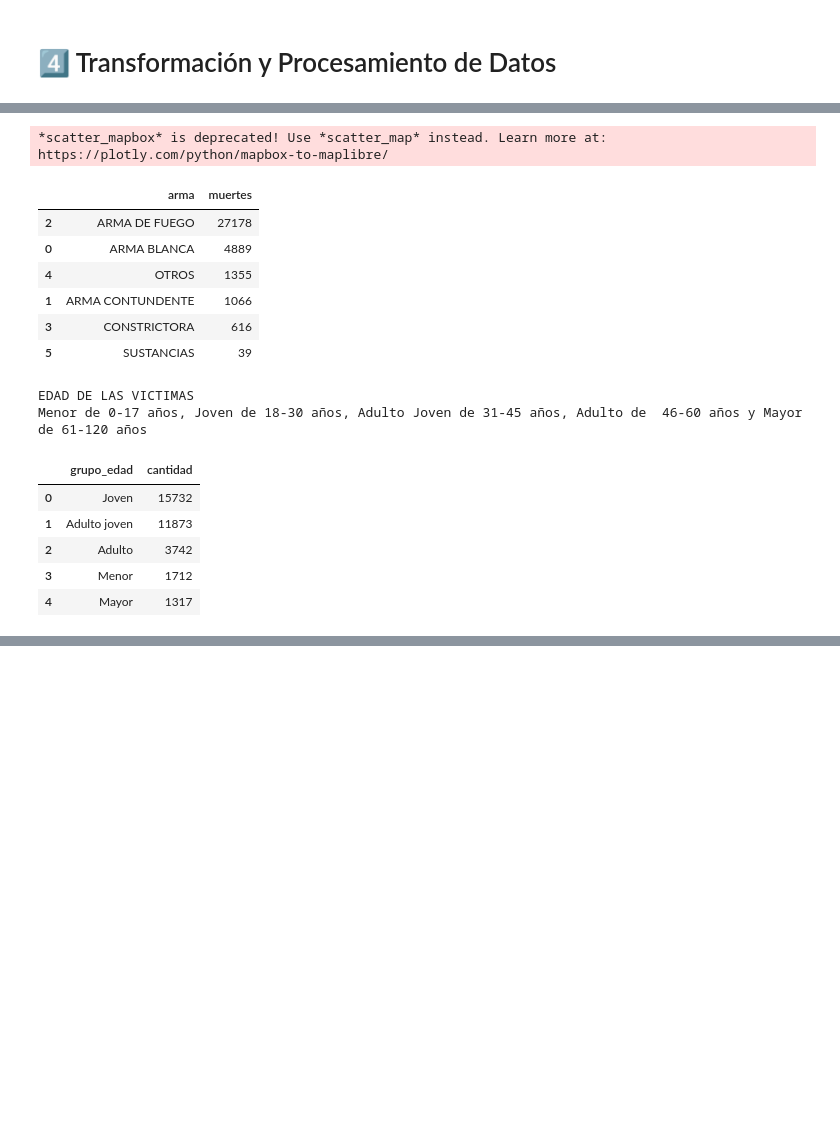
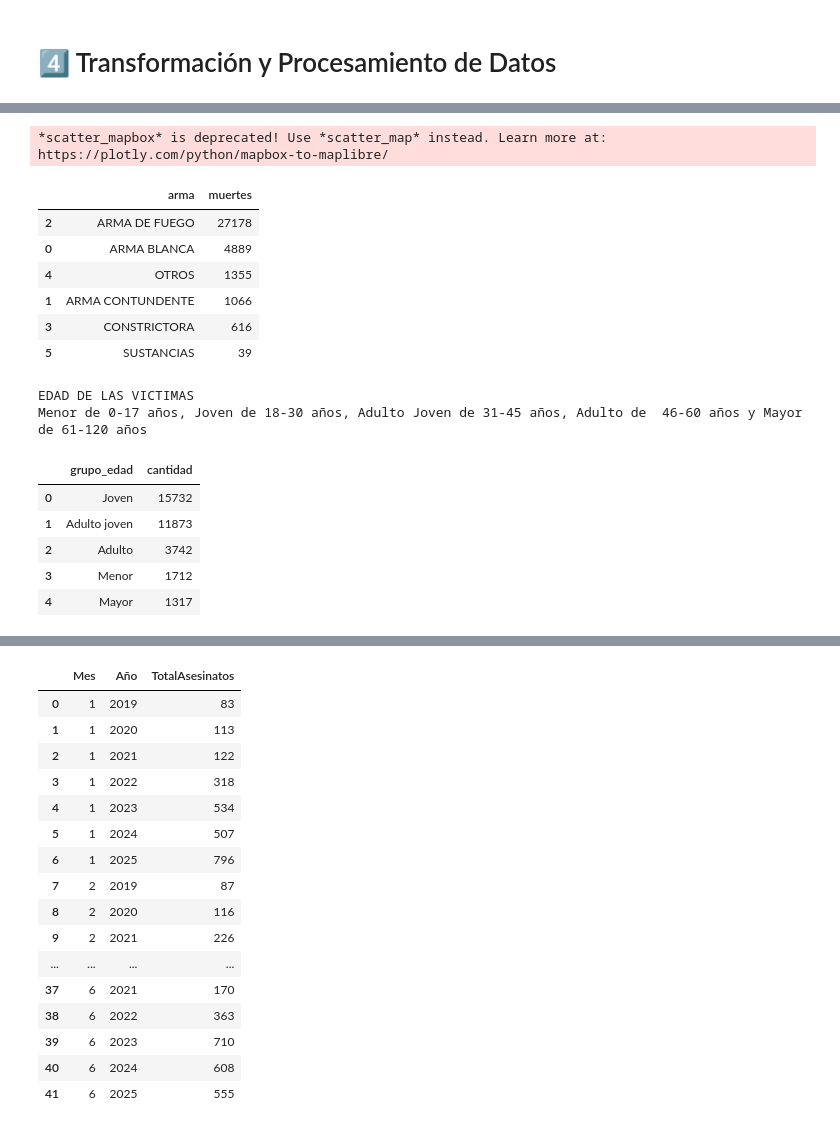
Before and after one commit to UIDE-Tareas/1-Arquitectura-Modelado-Gestion-Datos-Data-Science-Tarea2, a Jupyter notebook: AMGD_CP_S2_G10.ipynb, the cells around one changed output, grey strips where cells are left out. Drawn from its saved outputs; the diff is of its cells as text; code cells hidden in the pictures; blank space fills up the shorter version.

```diff
--- a/AMGD_CP_S2_G10.ipynb
+++ b/AMGD_CP_S2_G10.ipynb
@@ -84,10 +77,19 @@ print("🟦 Descargando orígenes de datos")
 
 # En los archivos de Excel existe una fila en blanco al inicio, por eso saltamos una fila con skiprows=1
 # Con sheet_name=1 tomamos la hoja de índice 1 en el archivo de Excel, ya que la primera hoja es de información.
-print(f"    🌎 Descargando: {homicidios_2025_uri}")
-df_2025 = pandas.read_excel(homicidios_2025_uri, sheet_name=1, skiprows=1)
-print(f"    🌎 Descargando: {homicidios_2014_2024_uri}")
-df_2014_2024 = pandas.read_excel(homicidios_2014_2024_uri, sheet_name=1, skiprows=1)
+try:
+    print(f"    🌎 Descargando: {homicidios_2025_uri}")
+    df_2025 = pandas.read_excel(homicidios_2025_uri, sheet_name=1, skiprows=1)
+except Exception as e:
+    print(f"    ❌ Error al descargar o leer el archivo de 2025: {e}")
+    sys.exit(1)
+
+try:
+    print(f"    🌎 Descargando: {homicidios_2014_2024_uri}")
+    df_2014_2024 = pandas.read_excel(homicidios_2014_2024_uri, sheet_name=1, skiprows=1)
+except Exception as e:
+    print(f"    ❌ Error al descargar o leer el archivo de 2014 a 2024: {e}")
+    sys.exit(1)
 
 # El DataFrame de 2025 tiene 32 columnas, falta la columna si es que la persona asesinada registra antecedentes penales.
 # Adicional tiene una columna en blanco al inicio la cual se va a ignorar/eliminar en la asignación
@@ -386,7 +388,57 @@ import plotly.express as px
 import matplotlib.pyplot as plt
 
 pandas.set_option('display.max_rows', None)
+# Funcion para obtener los asesinatos por mes, año y generar su respectivo gráfico de barras
+#Filtro las fechas que tenga como mes desde enero a junio, ya que en la fuente de datos está de enero a junio de 2025,
+# para tener homogeneidad en la comparación se toma también los meses de enero a junio de los 6 años anteriores.
+# Tomamos solo la columna de fecha_infraccion, para no ocupar más memoria y hacemos una copia independiente del DataFrame original
+def ShowMesAñoTransform():
+    # Obtener los asesinatos de 2019,2020,2021,2022,2023,2024,2025 y en los meses de enero a junio
+    dfAños = dfMain[
+        dfMain["fecha_infraccion"].dt.year.isin([2019,2020,2021, 2022, 2023, 2024, 2025]) &
+        dfMain["fecha_infraccion"].dt.month.isin([1, 2, 3, 4, 5, 6])
+    ]
+    # Agregar columnas
+    dfAños["Año"] = dfAños["fecha_infraccion"].dt.year
+    dfAños["Mes"] = dfAños["fecha_infraccion"].dt.month
+    # Contar filas por grupos Mes, Año, cada fila representa un asesinato
+    totalAsesinatos = dfAños.groupby(["Mes", "Año"]).size().reset_index(name="TotalAsesinatos")
+    totalAsesinatosAnual = dfAños.groupby(["Año"]).size().reset_index(name="TotalAsesinatos")
 
+    # Obtenemos valores únicos
+    meses = sorted(totalAsesinatos["Mes"].unique())
+    años = sorted(totalAsesinatos["Año"].unique())
+
+    # Mostramos todos los registros en una tabla
+    display("🔫🪦🗡️🩸☠️ Asesinatos por mes año 🔫🪦🗡️🩸☠️")
+    ShowTableHead(totalAsesinatos, 1000)
+    display("🔫🪦🗡️🩸☠️ Asesinatos por año 🔫🪦🗡️🩸☠️")
+    ShowTableHead(totalAsesinatosAnual, 1000)
+
+    # Generar el gráfico
+    colores = plt.cm.tab10.colors[:len(años)]
+    ancho = 0.15
+    posiciones = numpy.arange(len(meses))
+
+    fig, ax = plt.subplots(figsize=(12, 6))
+
+    for i, año in enumerate(años):
+        datos = totalAsesinatos[totalAsesinatos["Año"] == año]
+        conteos = [datos[datos["Mes"] == mes]["TotalAsesinatos"].values[0] if not datos[datos["Mes"] == mes].empty else 0 for mes in meses]
+        ax.bar(posiciones + i * ancho, conteos, width=ancho, label=str(año), color=colores[i])
+
+    ax.set_xticks(posiciones + ancho * (len(años) - 1) / 2)
+    ax.set_xticklabels(["Ene", "Feb", "Mar", "Abr", "May", "Jun"])
+    ax.set_xlabel("Mes")
+    ax.set_ylabel("Total de asesinatos")
+    ax.set_title("Total de asesinatos por mes (enero a junio), por año")
+    ax.legend(title="Año")
+
+    plt.tight_layout()
+    plt.show()
+
+
+# Función para dibujar las muertes por provincia en un gráfico de barras.
 def DrawMuertesBars(df:pandas.DataFrame):
     df = df.groupby('provincia')['provincia'].count().reset_index(name="total")
     df["total"] = df["total"].astype(float)
@@ -410,7 +462,7 @@ def DrawMuertesBars(df:pandas.DataFrame):
     plt.tight_layout()
     plt.show()
 
-# Dibuja cada uno de los puntos gps de las personas asesinadas
+# Función para dibujar cada uno de los puntos gps de las personas asesinadas
 def DrawMuertesMap(df:pandas.DataFrame):
     dfPlot = df.dropna(subset=["coordenada_x", "coordenada_y"]).copy()
     dfPlot["coordenada_x"] = dfPlot["coordenada_x"].astype(float)
@@ -450,6 +502,9 @@ perfil_edad = dfMain['grupo_edad'].value_counts().reset_index(name='cantidad')
 print("EDAD DE LAS VICTIMAS ")
 print ("Menor de 0-17 años, Joven de 18-30 años, Adulto Joven de 31-45 años, Adulto de  46-60 años y Mayor de 61-120 años")
 display (perfil_edad)
+
+# Mostrar la transformación muertes por mes y año
+ShowMesAñoTransform()
 # %% [output]
 |  | provincia | muertes |
 | 9 | GUAYAS | 15147 |
@@ -504,0 +573,17 @@ Menor de 0-17 años, Joven de 18-30 años, Adulto Joven de 31-45 años, Adulto d
+|  | Mes | Año | TotalAsesinatos |
+| 0 | 1 | 2019 | 83 |
+| 1 | 1 | 2020 | 113 |
+| 2 | 1 | 2021 | 122 |
+| 3 | 1 | 2022 | 318 |
+| 4 | 1 | 2023 | 534 |
+| 5 | 1 | 2024 | 507 |
+| 6 | 1 | 2025 | 796 |
+| 7 | 2 | 2019 | 87 |
+| 8 | 2 | 2020 | 116 |
+| 9 | 2 | 2021 | 226 |
+| ... | ... | ... | ... |
+| 37 | 6 | 2021 | 170 |
+| 38 | 6 | 2022 | 363 |
+| 39 | 6 | 2023 | 710 |
+| 40 | 6 | 2024 | 608 |
+| 41 | 6 | 2025 | 555 |
```
Also changed, not shown: parts of 5 cells of this notebook.
